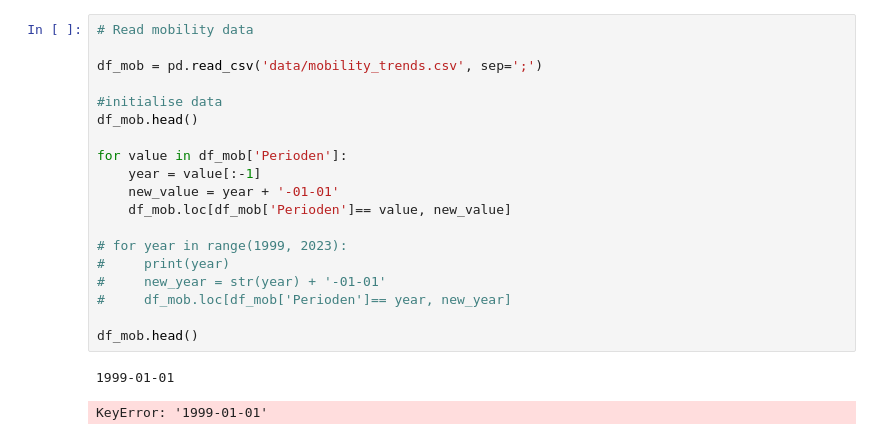
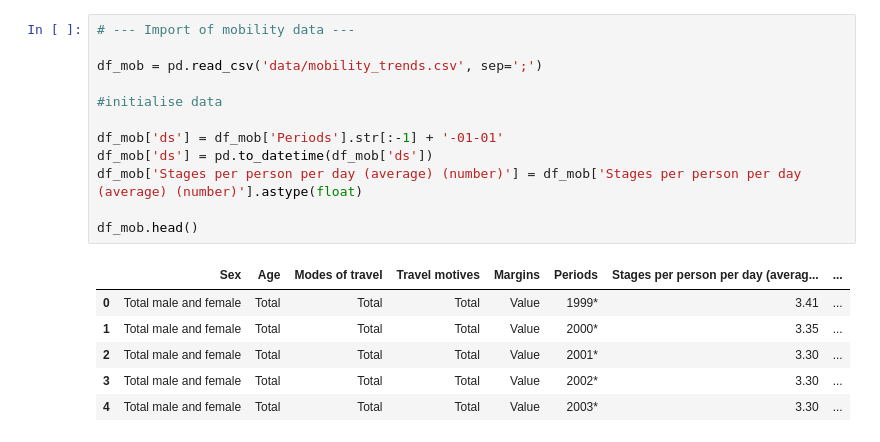
Before and after one commit to lucvanham8/TIL6022-Groupproject, a Jupyter notebook: forecasting_test.ipynb, the cells around one changed output. Cells and saved outputs as stored; diff of their text form.

```diff
--- a/forecasting_test.ipynb
+++ b/forecasting_test.ipynb
@@ -29,22 +25,19 @@ df_pres.head()
 # %%
-# Read mobility data
+# --- Import of mobility data ---
 
 df_mob = pd.read_csv('data/mobility_trends.csv', sep=';')
 
 #initialise data
-df_mob.head()
 
-for value in df_mob['Perioden']:
-    year = value[:-1]
-    new_value = year + '-01-01'
-    df_mob.loc[df_mob['Perioden']== value, new_value]
-
-# for year in range(1999, 2023):
-#     print(year)
-#     new_year = str(year) + '-01-01'
-#     df_mob.loc[df_mob['Perioden']== year, new_year]
+df_mob['ds'] = df_mob['Periods'].str[:-1] + '-01-01'
+df_mob['ds'] = pd.to_datetime(df_mob['ds'])
+df_mob['Stages per person per day (average) (number)'] = df_mob['Stages per person per day (average) (number)'].astype(float)
 
 df_mob.head()
 # %% [output]
-1999-01-01
-KeyError: '1999-01-01'
+|  | Sex | Age | Modes of travel | Travel motives | Margins | Periods | Stages per person per day (averag... | ... |
+| 0 | Total male and female | Total | Total | Total | Value | 1999* | 3.41 | ... |
+| 1 | Total male and female | Total | Total | Total | Value | 2000* | 3.35 | ... |
+| 2 | Total male and female | Total | Total | Total | Value | 2001* | 3.30 | ... |
+| 3 | Total male and female | Total | Total | Total | Value | 2002* | 3.30 | ... |
+| 4 | Total male and female | Total | Total | Total | Value | 2003* | 3.30 | ... |
```
Also changed, not shown: parts of 8 cells of this notebook, 1 other file.
